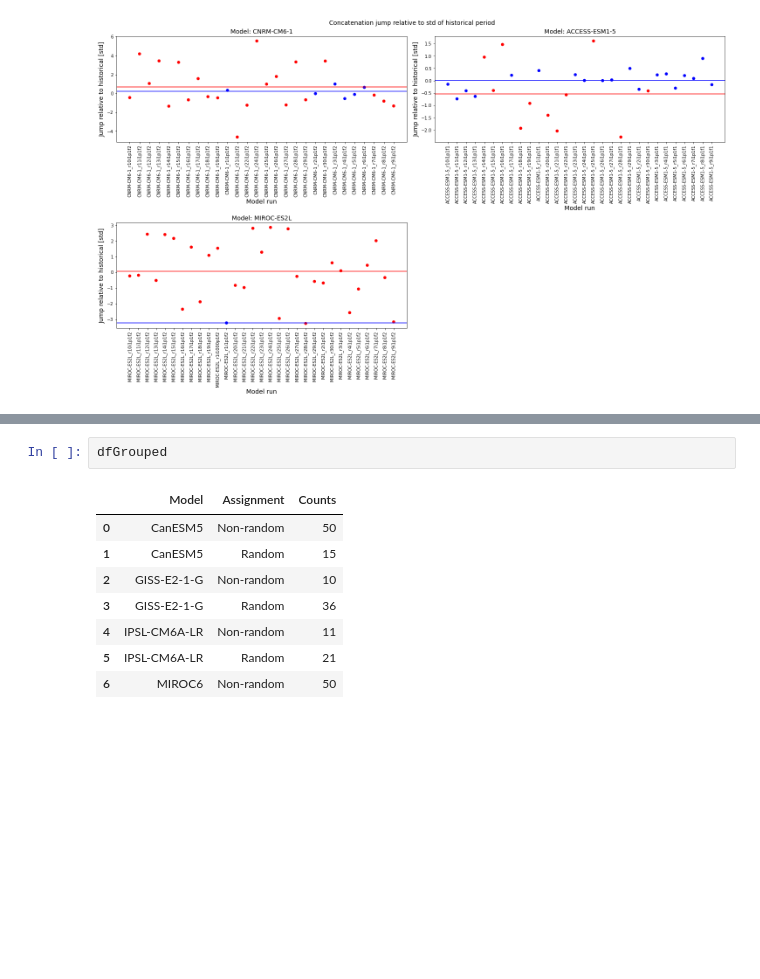
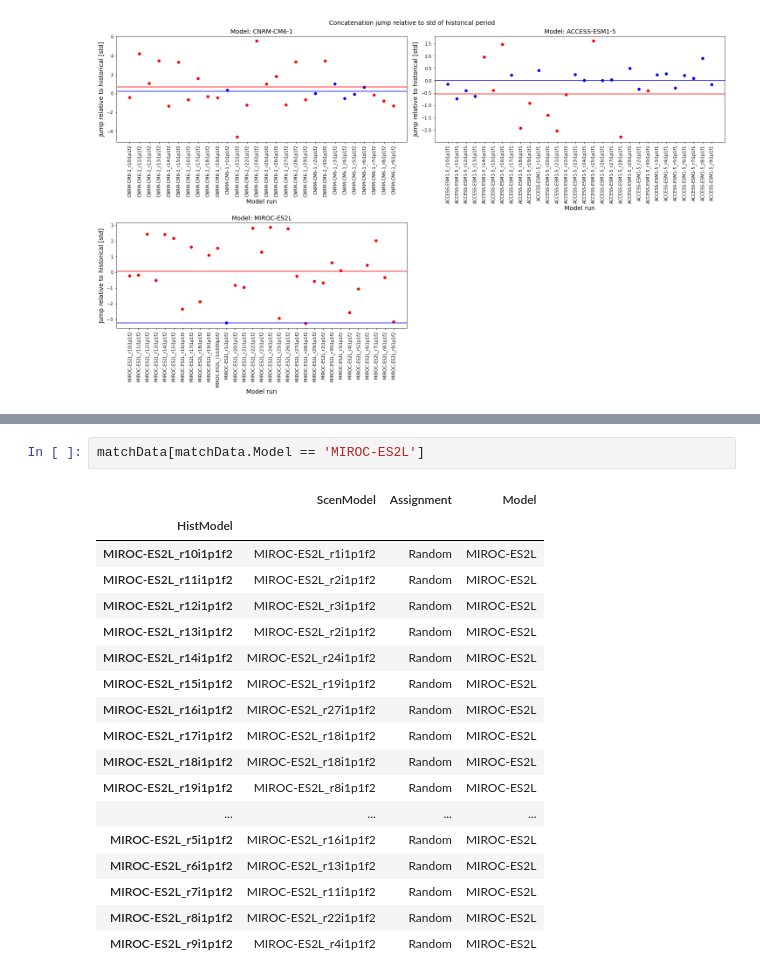
Before and after one commit to hanbyrne1995/gradient_project, a Jupyter notebook: LE_ModelStatistics.ipynb, the cells around one changed output, grey strips where cells are left out. Drawn from its saved outputs; the diff is of its cells as text; blank space fills up the shorter version.

```diff
--- a/LE_ModelStatistics.ipynb
+++ b/LE_ModelStatistics.ipynb
@@ -259,11 +263,21 @@ plt.show()
-# %%
-dfGrouped
-# %% [output]
-|  | Model | Assignment | Counts |
-| 0 | CanESM5 | Non-random | 50 |
-| 1 | CanESM5 | Random | 15 |
-| 2 | GISS-E2-1-G | Non-random | 10 |
-| 3 | GISS-E2-1-G | Random | 36 |
-| 4 | IPSL-CM6A-LR | Non-random | 11 |
-| 5 | IPSL-CM6A-LR | Random | 21 |
-| 6 | MIROC6 | Non-random | 50 |
+# %%
+matchData[matchData.Model == 'MIROC-ES2L']
+# %% [output]
+|  | ScenModel | Assignment | Model |
+| HistModel |  |  |  |
+| MIROC-ES2L_r10i1p1f2 | MIROC-ES2L_r1i1p1f2 | Random | MIROC-ES2L |
+| MIROC-ES2L_r11i1p1f2 | MIROC-ES2L_r2i1p1f2 | Random | MIROC-ES2L |
+| MIROC-ES2L_r12i1p1f2 | MIROC-ES2L_r3i1p1f2 | Random | MIROC-ES2L |
+| MIROC-ES2L_r13i1p1f2 | MIROC-ES2L_r2i1p1f2 | Random | MIROC-ES2L |
+| MIROC-ES2L_r14i1p1f2 | MIROC-ES2L_r24i1p1f2 | Random | MIROC-ES2L |
+| MIROC-ES2L_r15i1p1f2 | MIROC-ES2L_r19i1p1f2 | Random | MIROC-ES2L |
+| MIROC-ES2L_r16i1p1f2 | MIROC-ES2L_r27i1p1f2 | Random | MIROC-ES2L |
+| MIROC-ES2L_r17i1p1f2 | MIROC-ES2L_r18i1p1f2 | Random | MIROC-ES2L |
+| MIROC-ES2L_r18i1p1f2 | MIROC-ES2L_r18i1p1f2 | Random | MIROC-ES2L |
+| MIROC-ES2L_r19i1p1f2 | MIROC-ES2L_r8i1p1f2 | Random | MIROC-ES2L |
+| ... | ... | ... | ... |
+| MIROC-ES2L_r5i1p1f2 | MIROC-ES2L_r16i1p1f2 | Random | MIROC-ES2L |
+| MIROC-ES2L_r6i1p1f2 | MIROC-ES2L_r13i1p1f2 | Random | MIROC-ES2L |
+| MIROC-ES2L_r7i1p1f2 | MIROC-ES2L_r11i1p1f2 | Random | MIROC-ES2L |
+| MIROC-ES2L_r8i1p1f2 | MIROC-ES2L_r22i1p1f2 | Random | MIROC-ES2L |
+| MIROC-ES2L_r9i1p1f2 | MIROC-ES2L_r4i1p1f2 | Random | MIROC-ES2L |
```
Also changed, not shown: parts of 5 cells of this notebook.
